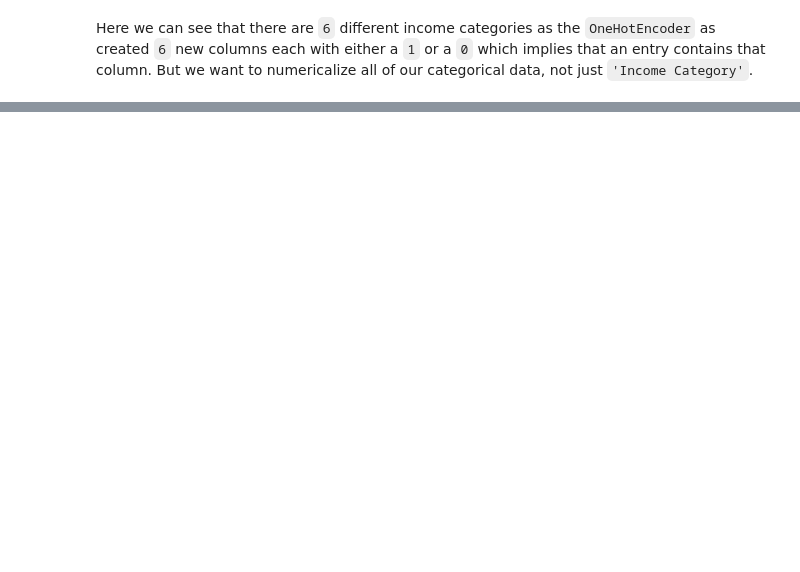
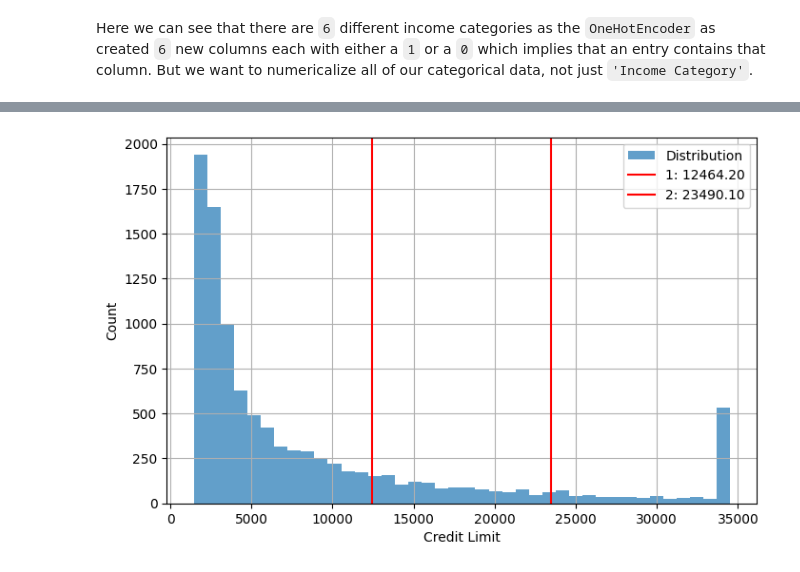
Before and after one commit to s-colins/CS345-Final-Project, a Jupyter notebook: final-project.ipynb, the cells around one changed output, grey strips where cells are left out. Saved outputs shown, nothing was run; the diff lists cells and outputs as text; code cells hidden in the pictures; blank space fills up the shorter version.

```diff
--- a/final-project.ipynb
+++ b/final-project.ipynb
@@ -99,0 +182,17 @@ income_categories, income_numerical = one_hot_encode(X[:, 6])
+# %%
+def divide_range(g, y):
+    y_min = min(y)
+    y_max = max(y)
+    step = (y_max - y_min) / g
+
+    divisions = []
+    for i in range(1, g):
+        divisions.append(y_min + i * step)
+
+    return divisions
+
+
+divisions = divide_range(3, y)
+plot_divisions(y, divisions)
+# %% [output]
+[figure, added]
```
Also changed, not shown: parts of 14 cells of this notebook.
